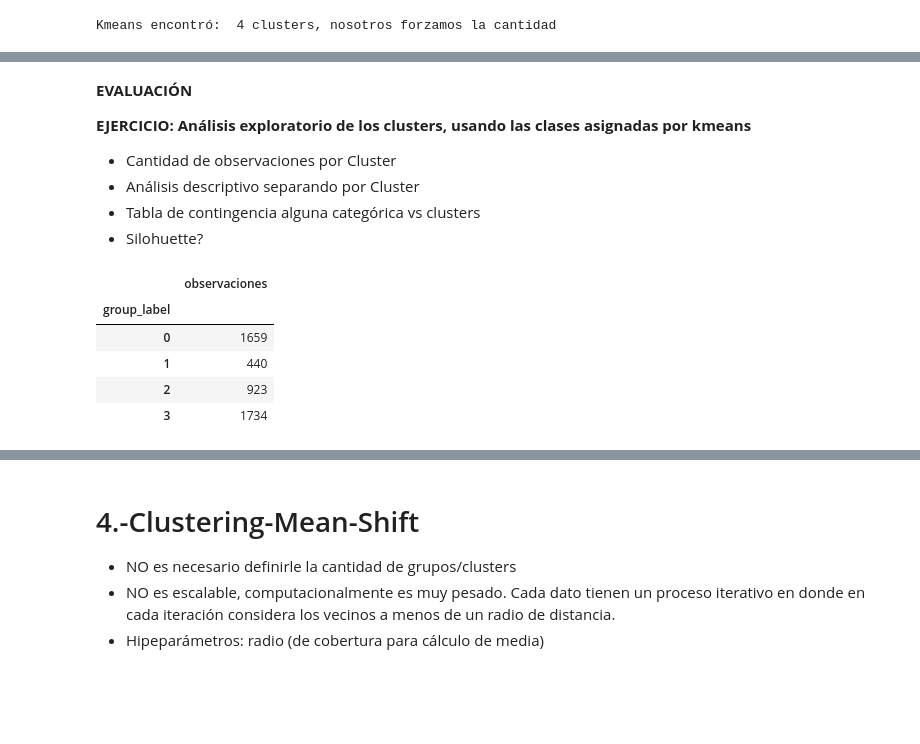
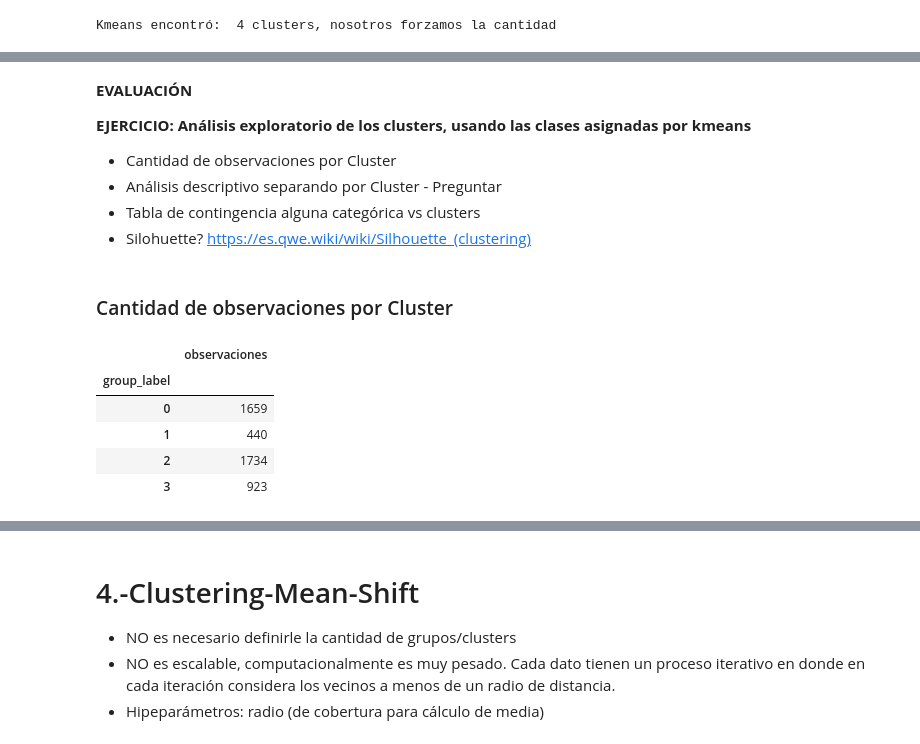
Before and after one commit to FrancoMSuarez/diplomatura-data_science-IA, a Jupyter notebook: Trabajo_Practico_5_Apr_No_Superv/ntb_clustering_2_fifa2020-Ivan.ipynb, the cells around one changed output, grey strips where cells are left out. Cells and saved outputs as stored; diff of their text form; code cells hidden in the pictures; blank space fills up the shorter version.

```diff
--- a/Trabajo_Practico_5_Apr_No_Superv/ntb_clustering_2_fifa2020-Ivan.ipynb
+++ b/Trabajo_Practico_5_Apr_No_Superv/ntb_clustering_2_fifa2020-Ivan.ipynb
@@ -152,5 +218,6 @@ print(len(skills_ratings), 'variables numéricas de desempeño según habilidad'
 
 df_skills=df_n[skills_ratings]
 df_skills.isna().sum()
+df_skills = df_skills.fillna(0)
 # %% [output]
 40 variables numéricas de desempeño según habilidad
@@ -176,20 +223,0 @@ dtype: int64
-# %%
-skills_ratings = ['attacking_crossing', 'attacking_finishing', 'attacking_heading_accuracy',
-                  'passing', 'attacking_short_passing', 'attacking_volleys', 'dribbling',
-                  'skill_dribbling', 'skill_curve', 'skill_fk_accuracy',
-                  'skill_ball_control', 'movement_acceleration',
-                  'movement_sprint_speed', 'movement_agility', 'movement_reactions',
-                  'movement_balance', 'power_shot_power', 'power_jumping', 'power_stamina',
-                  'power_strength', 'power_long_shots', 'mentality_aggression',
-                  'mentality_interceptions', 'mentality_positioning', 'mentality_vision',
-                  'mentality_penalties',  'mentality_composure', 'defending_marking',
-                  'defending_standing_tackle', 'defending_sliding_tackle',
-                  'goalkeeping_diving',
-                  'goalkeeping_handling', 'goalkeeping_kicking',
-                  'goalkeeping_positioning', 'goalkeeping_reflexes',]
-print(len(skills_ratings), 'variables numéricas de desempeño según habilidad')
-
-# Para no perder informacion se reemplazán los valores nulos por el promedio.
-df_n = df_n.fillna(df_n.mean())
-
-df_skills =df_n[skills_ratings]
@@ -200,16 +231,17 @@ df_skills =df_n[skills_ratings]
 
 ES necesario definirle la cantidad de grupos/clusters (n_clusters), es un hiperparámetro del algoritmo.
 # %%
-from sklearn.cluster import KMeans,MeanShift, estimate_bandwidth
-from sklearn import decomposition
+# Número de clusters buscado
+n_cluster_kmean = 4
 
-# Número de clusters buscado
-n_clust = 4
-
-km = KMeans(n_clusters=n_clust)
+km = KMeans(n_clusters=n_cluster_kmean, random_state=10)
 km.fit(df_skills)
 
 # Recuperacion de etiquetas
 clusters = km.labels_
 print('Suma de los cuadrados de las distancias al cluster / Inertia: ', km.inertia_)
+
+clusterer = KMeans(n_clusters=n_cluster_kmean, random_state=10)
+cluster_labels = clusterer.fit_predict(df_skills)
+clusters
 # %% [output]
@@ -287,8 +304,8 @@ iplot(fig)
 # %% [output]
 [interactive output not drawn]
 # %%
-df_clusters=df_n.copy()
-df_clusters['kmeans'] = km.labels_ #clusters
+df_cluster_kmean=df_n.copy()
+df_cluster_kmean['group_label'] = km.labels_ #clusters
 print('Kmeans encontró: ', max(km.labels_)+1, 'clusters, nosotros forzamos la cantidad')
 # %% [output]
 Kmeans encontró:  4 clusters, nosotros forzamos la cantidad
@@ -315,18 +314,19 @@ df_skills
 
 **EJERCICIO: Análisis exploratorio de los clusters, usando las clases asignadas por kmeans**
 - Cantidad de observaciones por Cluster
-- Análisis descriptivo separando por Cluster
+- Análisis descriptivo separando por Cluster - Preguntar
 - Tabla de contingencia alguna categórica vs clusters
-- Silohuette?
+- Silohuette? https://es.qwe.wiki/wiki/Silhouette_(clustering)
+# %% [markdown]
+### Cantidad de observaciones por Cluster
 # %%
-df_n['group_label'] = km.labels_
-df_cluster_count = df_n.groupby(by=['group_label']).count()[['sofifa_id']]
+df_cluster_count = df_cluster_kmean.groupby(by=['group_label']).count()[['sofifa_id']]
 df_cluster_count.columns = ['observaciones']
 df_cluster_count
 # %% [output]
 |  | observaciones |
 | group_label |  |
 | 0 | 1659 |
 | 1 | 440 |
-| 2 | 923 |
-| 3 | 1734 |
+| 2 | 1734 |
+| 3 | 923 |
```
Also changed, not shown: parts of 34 cells of this notebook.
